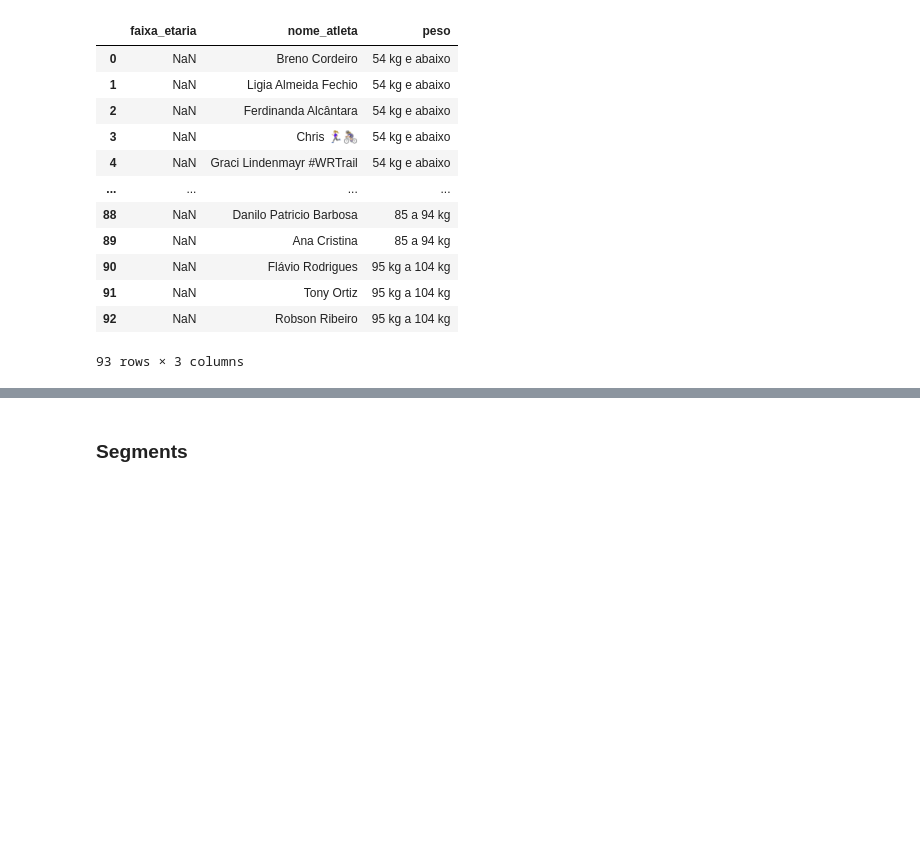
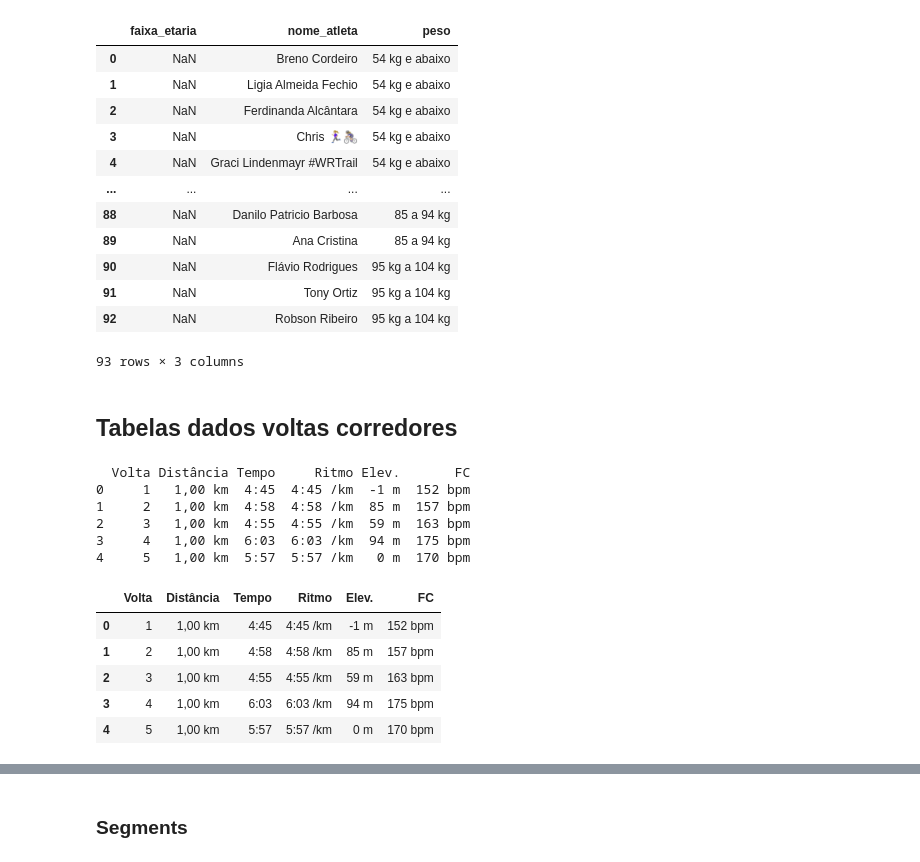
Before and after one commit to joaomts/-strava_analytics, a Jupyter notebook: web_scrapping_strava.ipynb, the cells around one changed output, grey strips where cells are left out. Cells and saved outputs as stored; diff of their text form; code cells hidden in the pictures; blank space fills up the shorter version.

```diff
--- a/web_scrapping_strava.ipynb
+++ b/web_scrapping_strava.ipynb
@@ -111,7 +116,7 @@ def obter_nome_atleta(i, j):
 def pega_nome_atletas():
     # Selecionando os dados dos corredores
     s = 1
-    n = 26
+    n = 3
     num_pag = verifica_num_pag()
     nomes_atletas = []
 
@@ -170,0 +243,2 @@ KeyboardInterrupt:
+# %%
+df = pega_dados_atletas()
@@ -357,3 +449,49 @@ except
 | 91 | NaN | Tony Ortiz | 95 kg a 104 kg |
 | 92 | NaN | Robson Ribeiro | 95 kg a 104 kg |
 93 rows × 3 columns
+# %% [markdown]
+## Tabelas dados voltas corredores
+# %%
+def pega_tabela_voltas():
+    """
+    Extrai a tabela de voltas da página de atividades do Strava e salva como CSV.
+    """
+
+    # Encontrar a tabela
+    table = driver.find_element(By.XPATH, '//*[@id="efforts-table"]')
+
+    # Pegar os cabeçalhos
+    headers = [th.text for th in table.find_elements(By.TAG_NAME, "th")]
+
+    # Pegar os dados da tabela
+    data = []
+    for row in table.find_elements(By.TAG_NAME, "tr")[1:]:  # Ignora o cabeçalho
+        cols = [td.text for td in row.find_elements(By.TAG_NAME, "td")]
+        data.append(cols)
+
+    # Criar DataFrame e salvar como CSV
+    df = pd.DataFrame(data, columns=headers)
+
+    return df
+
+
+# Exemplo de uso:
+url_strava = "https://www.strava.com/activities/9680684368/laps"
+df_voltas = pega_tabela_voltas()
+print(df_voltas.head())  # Exibe as primeiras linhas do DataFrame
+# %% [output]
+  Volta Distância Tempo     Ritmo Elev.       FC
+0     1   1,00 km  4:45  4:45 /km  -1 m  152 bpm
+1     2   1,00 km  4:58  4:58 /km  85 m  157 bpm
+2     3   1,00 km  4:55  4:55 /km  59 m  163 bpm
+3     4   1,00 km  6:03  6:03 /km  94 m  175 bpm
+4     5   1,00 km  5:57  5:57 /km   0 m  170 bpm
+# %%
+df_voltas.head()
+# %% [output]
+|  | Volta | Distância | Tempo | Ritmo | Elev. | FC |
+| 0 | 1 | 1,00 km | 4:45 | 4:45 /km | -1 m | 152 bpm |
+| 1 | 2 | 1,00 km | 4:58 | 4:58 /km | 85 m | 157 bpm |
+| 2 | 3 | 1,00 km | 4:55 | 4:55 /km | 59 m | 163 bpm |
+| 3 | 4 | 1,00 km | 6:03 | 6:03 /km | 94 m | 175 bpm |
+| 4 | 5 | 1,00 km | 5:57 | 5:57 /km | 0 m | 170 bpm |
```
Also changed, not shown: parts of 10 cells of this notebook, 1 other file.
